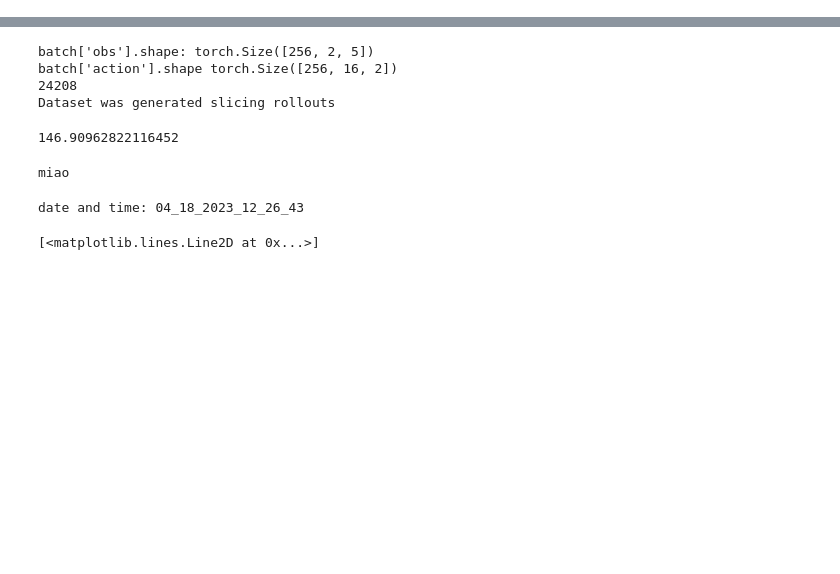
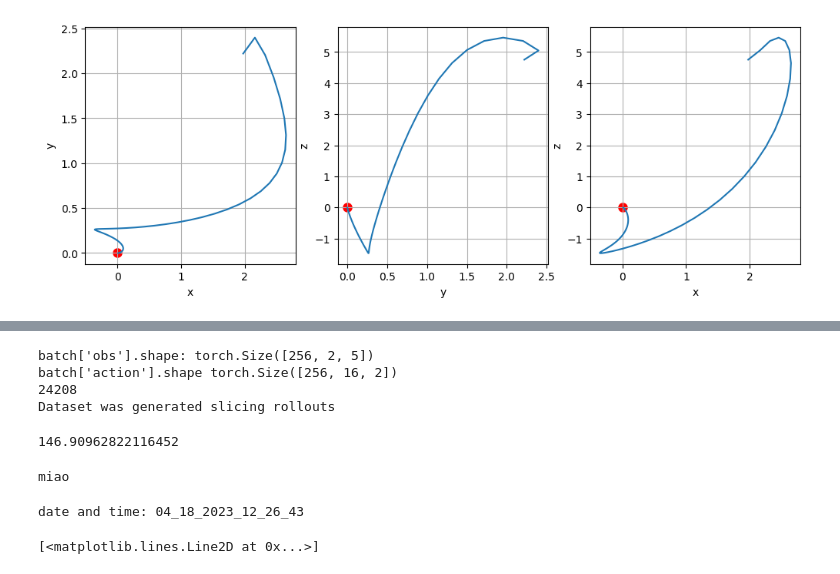
Before and after one commit to matteoguarrera/planning, a Jupyter notebook: DL_Project_Copy_of_diffusion_policy_state_pusht_demo.ipynb, the cells around one changed output, grey strips where cells are left out. Saved outputs shown, nothing was run; the diff lists cells and outputs as text; code cells hidden in the pictures; blank space fills up the shorter version.

```diff
--- a/DL_Project_Copy_of_diffusion_policy_state_pusht_demo.ipynb
+++ b/DL_Project_Copy_of_diffusion_policy_state_pusht_demo.ipynb
@@ -110,0 +34,21 @@ Action:   [target_agent_x, target_agent_y]
+# %%
+from PushTDataset import load_dataset_Drone
+dataset_ours, obs_dim, action_dim = load_dataset_Drone()
+
+OBS = dataset_ours.train_data['obs'][:100]
+
+import matplotlib.patches as patches
+
+fig, (ax1, ax2, ax3) = plt.subplots(1,3, figsize = (12,4))
+ax1.plot(OBS[:,0], OBS[:,2]); ax1.scatter(0,0, color= 'r', linewidth=3,);
+ax1.set_xlabel('x'); ax1.set_ylabel('y'); ax1.grid()
+ax2.plot(OBS[:,2], OBS[:,4]); ax2.scatter(0,0, color= 'r', linewidth=3,);
+ax2.set_xlabel('y'); ax2.set_ylabel('z'); ax2.grid()
+ax3.plot(OBS[:,0], OBS[:,4]); ax3.scatter(0,0, color= 'r', linewidth=3,);
+ax3.set_xlabel('x'); ax3.set_ylabel('z'); ax3.grid()
+# rect = patches.Rectangle((-0.1, -0.1), 0.2, 0.2, linewidth=1, edgecolor='r', facecolor='none')
+# ax1.add_patch(rect)
+# ax2.add_patch(rect)
+# ax2.add_patch(rect)
+# %% [output]
+[figure, added]
```
Also changed, not shown: parts of 9 cells of this notebook, 8 other files.
